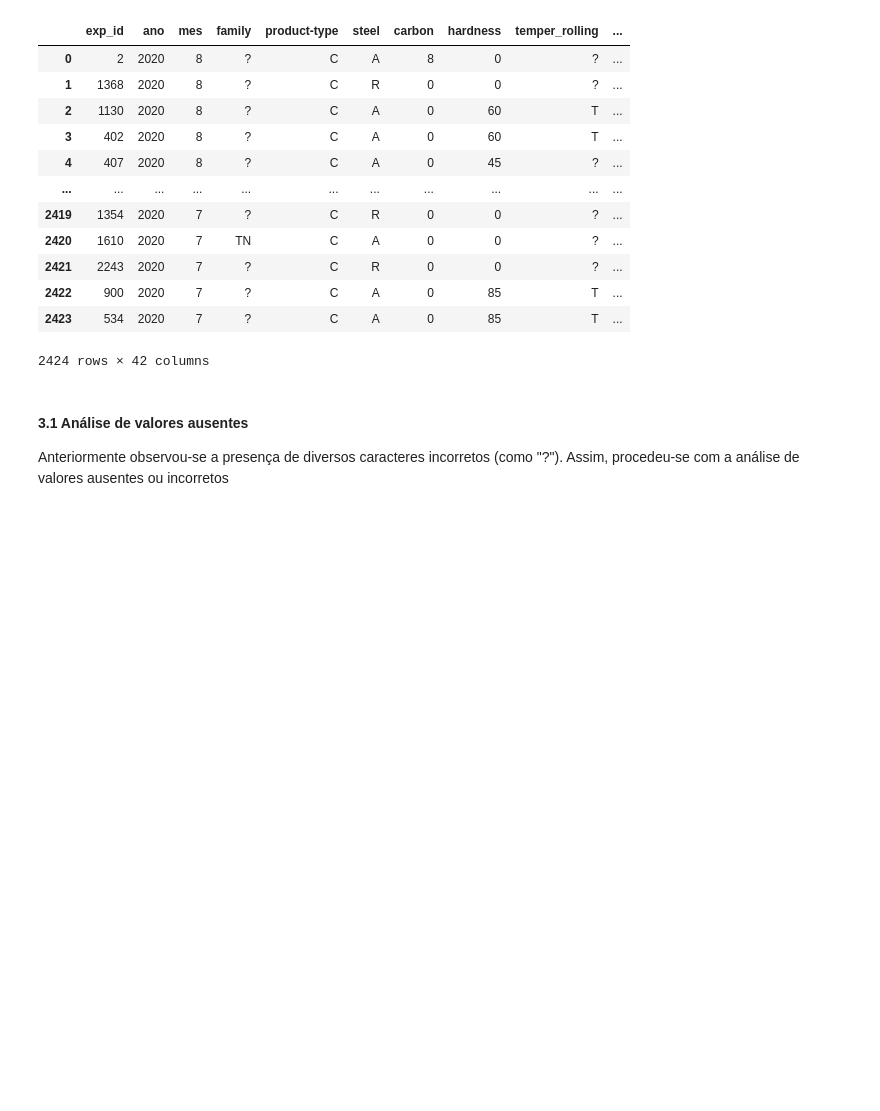
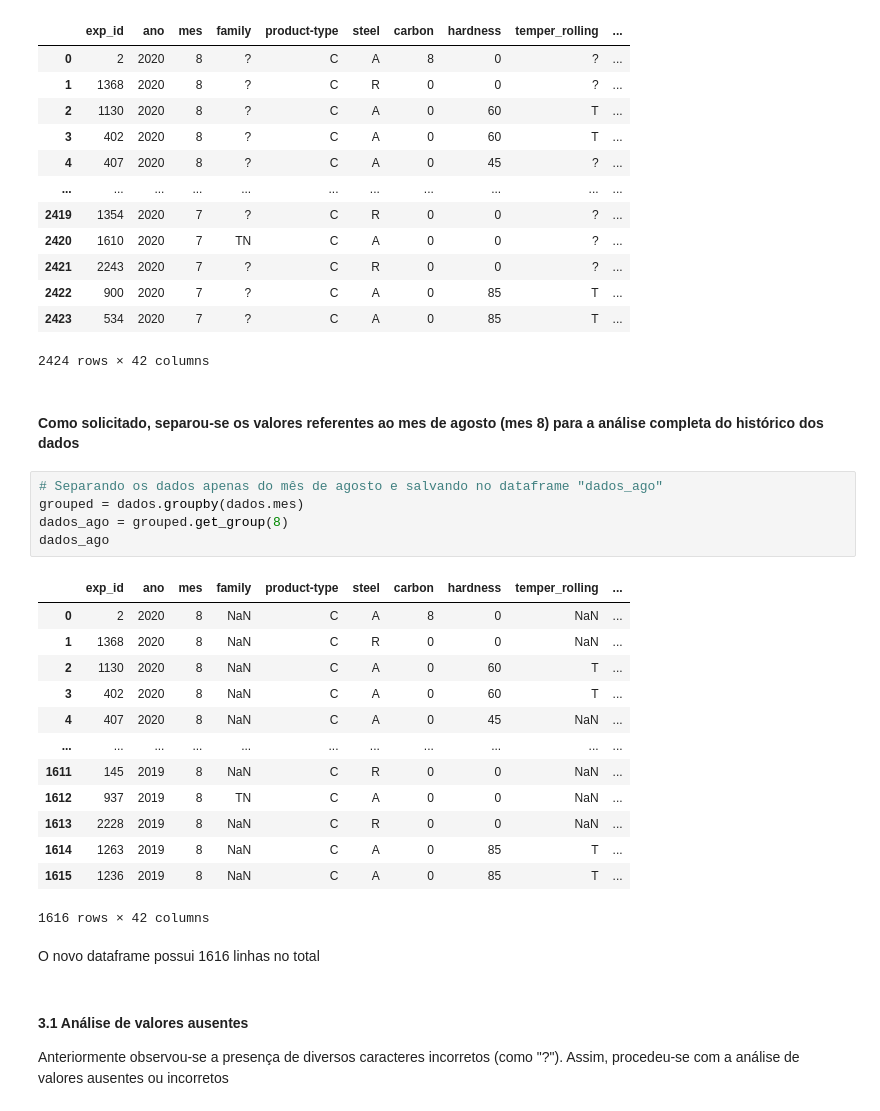
Before and after one commit to tiagottmoraes/ETL-and-EDA---Admission-test, a Jupyter notebook: 1. Data wrangling code.ipynb, the cells around one changed output. Cells and saved outputs as stored; diff of their text form; blank space fills up the shorter version.

```diff
--- a/1. Data wrangling code.ipynb
+++ b/1. Data wrangling code.ipynb
@@ -104,6 +104,29 @@ dados
 | 2422 | 900 | 2020 | 7 | ? | C | A | 0 | 85 | T | ... |
 | 2423 | 534 | 2020 | 7 | ? | C | A | 0 | 85 | T | ... |
 2424 rows × 42 columns
+# %% [markdown]
+#### Como solicitado, separou-se os valores referentes ao mes de agosto (mes 8) para a análise completa do histórico dos dados
+# %%
+# Separando os dados apenas do mês de agosto e salvando no dataframe "dados_ago"
+grouped = dados.groupby(dados.mes)
+dados_ago = grouped.get_group(8)
+dados_ago
+# %% [output]
+|  | exp_id | ano | mes | family | product-type | steel | carbon | hardness | temper_rolling | ... |
+| 0 | 2 | 2020 | 8 | NaN | C | A | 8 | 0 | NaN | ... |
+| 1 | 1368 | 2020 | 8 | NaN | C | R | 0 | 0 | NaN | ... |
+| 2 | 1130 | 2020 | 8 | NaN | C | A | 0 | 60 | T | ... |
+| 3 | 402 | 2020 | 8 | NaN | C | A | 0 | 60 | T | ... |
+| 4 | 407 | 2020 | 8 | NaN | C | A | 0 | 45 | NaN | ... |
+| ... | ... | ... | ... | ... | ... | ... | ... | ... | ... | ... |
+| 1611 | 145 | 2019 | 8 | NaN | C | R | 0 | 0 | NaN | ... |
+| 1612 | 937 | 2019 | 8 | TN | C | A | 0 | 0 | NaN | ... |
+| 1613 | 2228 | 2019 | 8 | NaN | C | R | 0 | 0 | NaN | ... |
+| 1614 | 1263 | 2019 | 8 | NaN | C | A | 0 | 85 | T | ... |
+| 1615 | 1236 | 2019 | 8 | NaN | C | A | 0 | 85 | T | ... |
+1616 rows × 42 columns
+# %% [markdown]
+O novo dataframe possui 1616 linhas no total
 # %% [markdown]
 #### 3.1 Análise de valores ausentes
 Anteriormente observou-se a presença de diversos caracteres incorretos (como "?"). Assim, procedeu-se com a análise de valores ausentes ou incorretos
```
Also changed, not shown: parts of 10 cells of this notebook, 3 other files.
